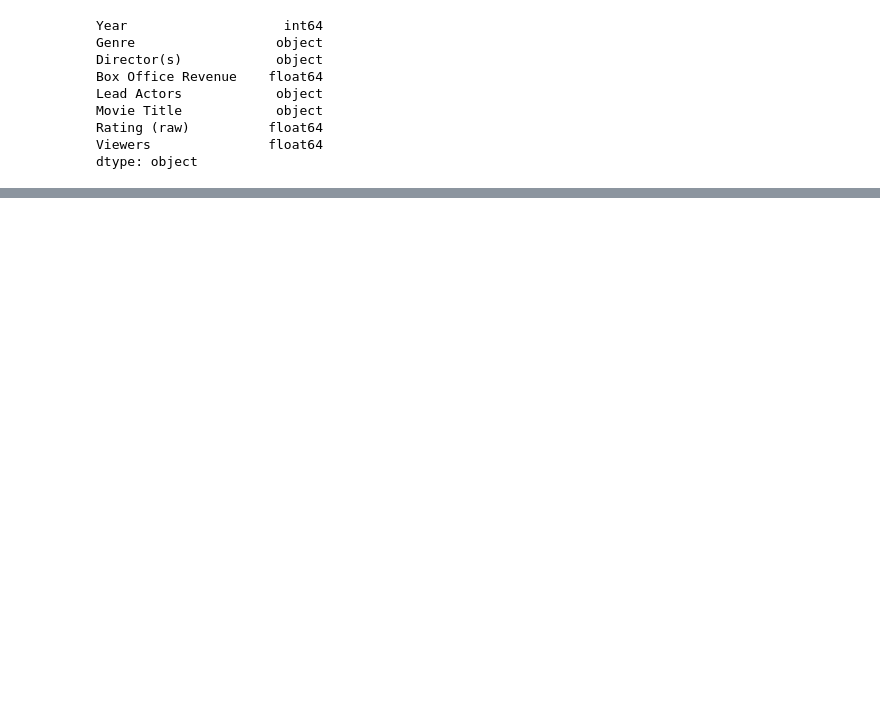
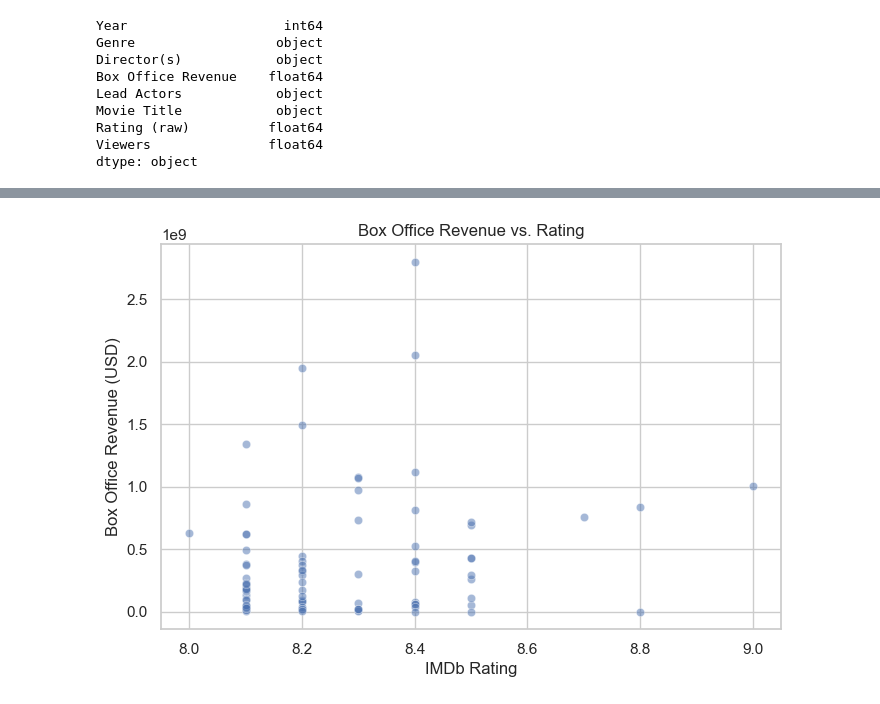
Before and after one commit to BihaniM/-OOP-for-School-Management-System, a Jupyter notebook: IMDB_Analysis.ipynb, the cells around one changed output, grey strips where cells are left out. Saved outputs shown, nothing was run; the diff lists cells and outputs as text; code cells hidden in the pictures; blank space fills up the shorter version.

```diff
--- a/IMDB_Analysis.ipynb
+++ b/IMDB_Analysis.ipynb
@@ -172,0 +275,10 @@ dtype: object
+# %%
+# Scatter plot for Revenue vs. Rating
+plt.figure(figsize=(8, 5))
+sns.scatterplot(x=df["Rating (raw)"], y=df["Box Office Revenue"], alpha=0.5)
+plt.title("Box Office Revenue vs. Rating")
+plt.xlabel("IMDb Rating")
+plt.ylabel("Box Office Revenue (USD)")
+plt.show()
+# %% [output]
+[figure, added]
```
Also changed, not shown: parts of 14 cells of this notebook.
